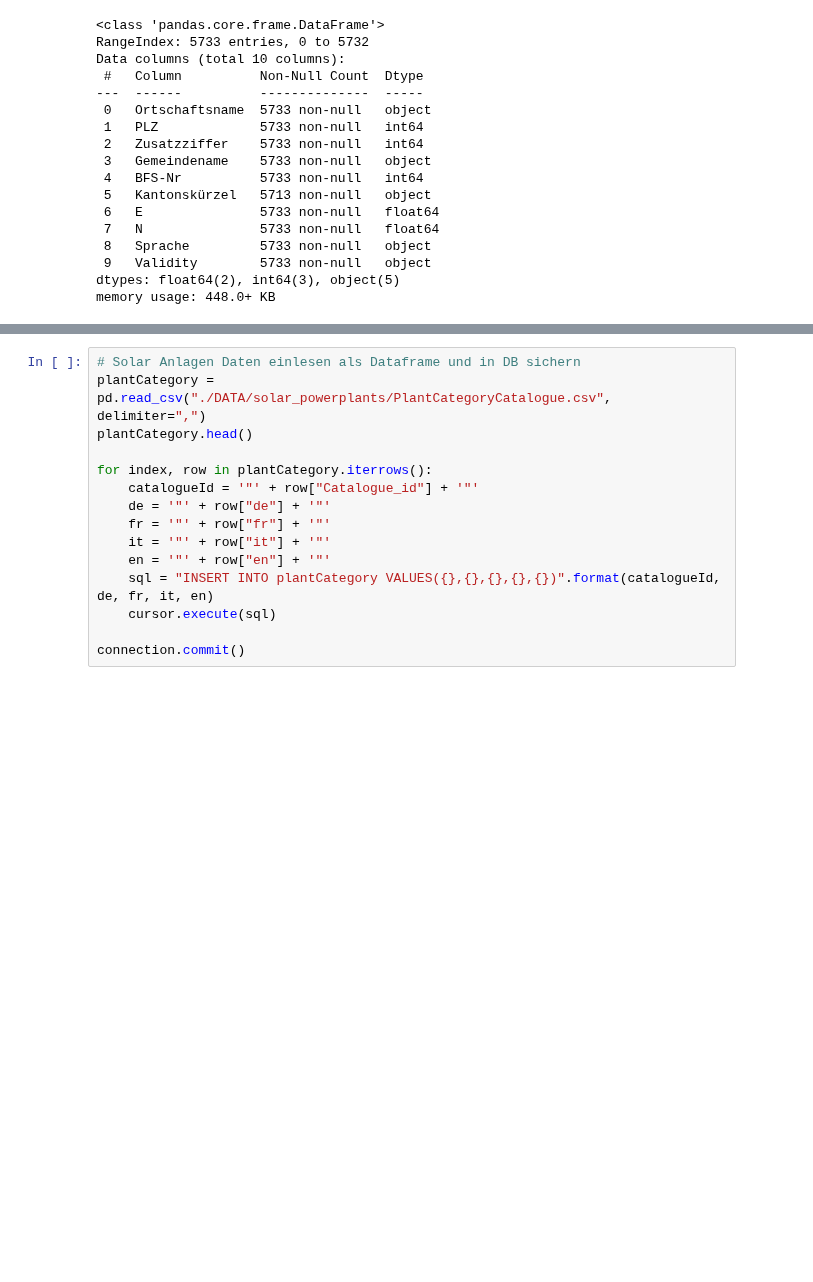
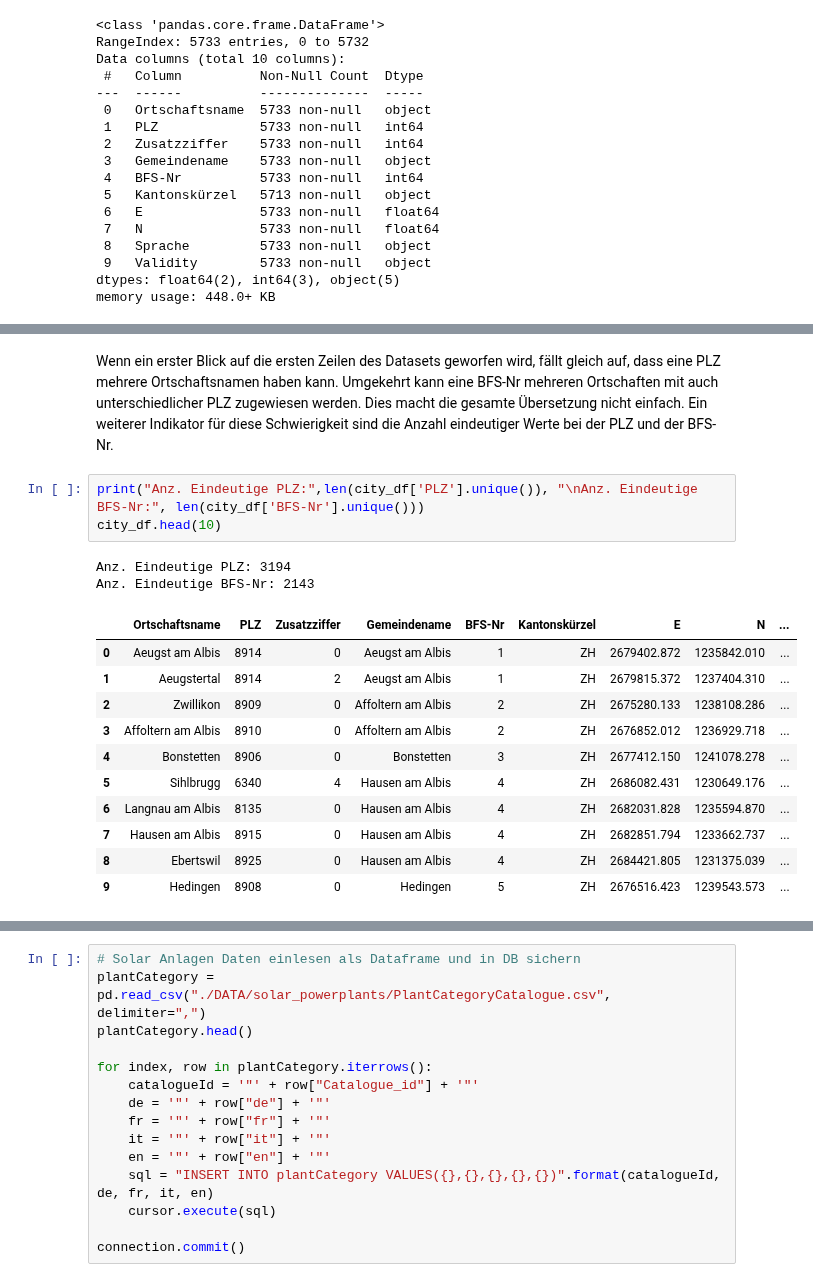
Before and after one commit to 7Horizon/BINA-CaseStudy, a Jupyter notebook: bina_dataimport.ipynb, the cells around one changed output, grey strips where cells are left out. Saved outputs shown, nothing was run; the diff lists cells and outputs as text; blank space fills up the shorter version.

```diff
--- a/bina_dataimport.ipynb
+++ b/bina_dataimport.ipynb
@@ -181,0 +206,19 @@ memory usage: 448.0+ KB
+# %% [markdown]
+Wenn ein erster Blick auf die ersten Zeilen des Datasets geworfen wird, fällt gleich auf, dass eine PLZ mehrere Ortschaftsnamen haben kann. Umgekehrt kann eine BFS-Nr mehreren Ortschaften mit auch unterschiedlicher PLZ zugewiesen werden. Dies macht die gesamte Übersetzung nicht einfach. Ein weiterer Indikator für diese Schwierigkeit sind die Anzahl eindeutiger Werte bei der PLZ und der BFS-Nr.
+# %%
+print("Anz. Eindeutige PLZ:",len(city_df['PLZ'].unique()), "\nAnz. Eindeutige BFS-Nr:", len(city_df['BFS-Nr'].unique()))
+city_df.head(10)
+# %% [output]
+Anz. Eindeutige PLZ: 3194
+Anz. Eindeutige BFS-Nr: 2143
+|  | Ortschaftsname | PLZ | Zusatzziffer | Gemeindename | BFS-Nr | Kantonskürzel | E | N | ... |
+| 0 | Aeugst am Albis | 8914 | 0 | Aeugst am Albis | 1 | ZH | 2679402.872 | 1235842.010 | ... |
+| 1 | Aeugstertal | 8914 | 2 | Aeugst am Albis | 1 | ZH | 2679815.372 | 1237404.310 | ... |
+| 2 | Zwillikon | 8909 | 0 | Affoltern am Albis | 2 | ZH | 2675280.133 | 1238108.286 | ... |
+| 3 | Affoltern am Albis | 8910 | 0 | Affoltern am Albis | 2 | ZH | 2676852.012 | 1236929.718 | ... |
+| 4 | Bonstetten | 8906 | 0 | Bonstetten | 3 | ZH | 2677412.150 | 1241078.278 | ... |
+| 5 | Sihlbrugg | 6340 | 4 | Hausen am Albis | 4 | ZH | 2686082.431 | 1230649.176 | ... |
+| 6 | Langnau am Albis | 8135 | 0 | Hausen am Albis | 4 | ZH | 2682031.828 | 1235594.870 | ... |
+| 7 | Hausen am Albis | 8915 | 0 | Hausen am Albis | 4 | ZH | 2682851.794 | 1233662.737 | ... |
+| 8 | Ebertswil | 8925 | 0 | Hausen am Albis | 4 | ZH | 2684421.805 | 1231375.039 | ... |
+| 9 | Hedingen | 8908 | 0 | Hedingen | 5 | ZH | 2676516.423 | 1239543.573 | ... |
```
Also changed, not shown: parts of 10 cells of this notebook.
